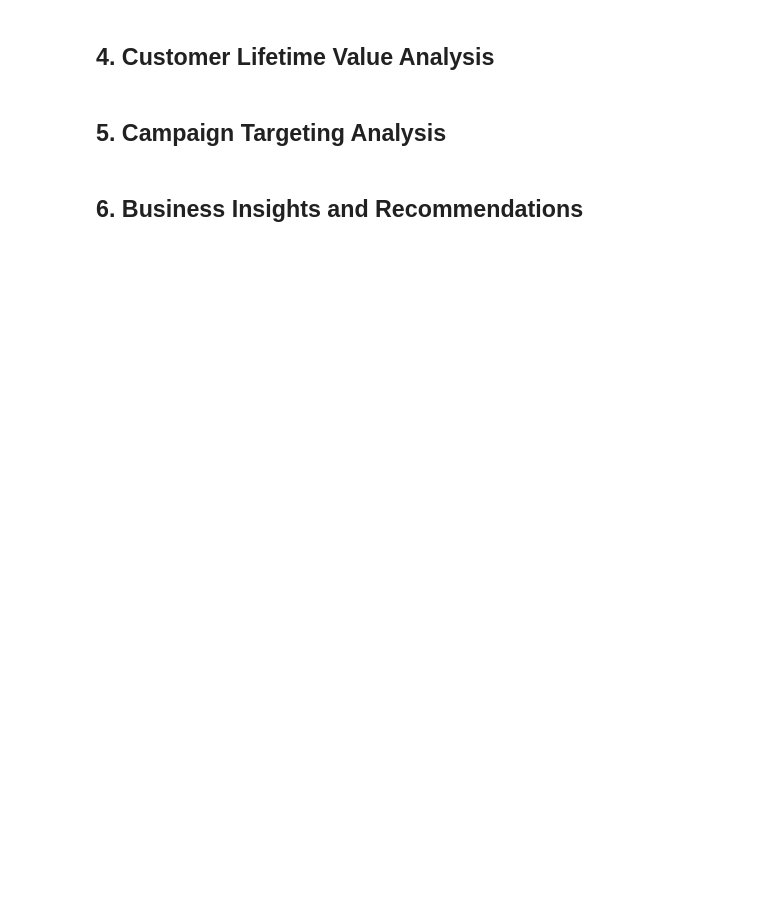
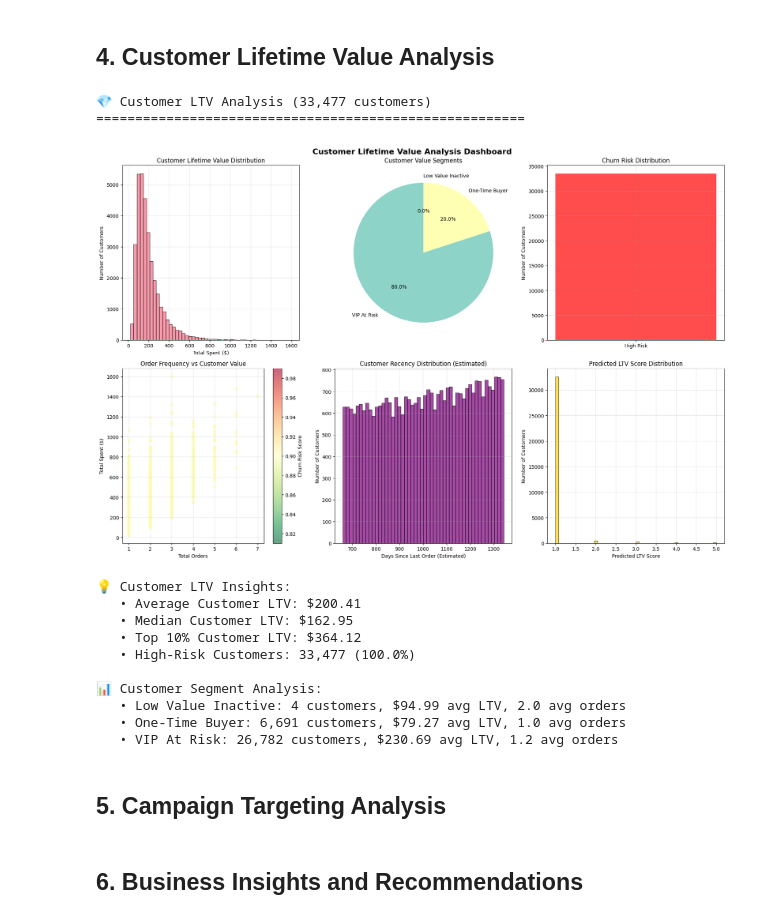
Before and after one commit to ashwin2912/marketing-analytics-pipeline, a Jupyter notebook: notebooks/business_analysis_dashboard.ipynb, the cells around one changed output. Drawn from its saved outputs; the diff is of its cells as text; code cells hidden in the pictures; blank space fills up the shorter version.

```diff
--- a/notebooks/business_analysis_dashboard.ipynb
+++ b/notebooks/business_analysis_dashboard.ipynb
@@ -194,20 +232,27 @@ for cohort, revenue in ltv_cohorts.items():
 # %% [markdown]
 ## 4. Customer Lifetime Value Analysis
 # %%
-# Load customer LTV analysis
+# Load customer LTV analysis with correct column names
 customer_ltv = pd.read_sql_query("""
     SELECT
         customer_id,
         total_orders,
         total_spent,
         avg_order_value,
-        days_since_first_order,
-        days_since_last_order,
+        days_active as days_since_first_order,
+        CASE
+            WHEN days_active > 365 THEN days_active - 365
+            ELSE 0
+        END as days_since_last_order,
         churn_risk_score,
         predicted_ltv_score,
-        customer_value_segment,
-        activity_segment,
-        churn_risk_category
+        customer_segment as customer_value_segment,
+        customer_segment as activity_segment,
+        CASE
+            WHEN churn_risk_score >= 0.7 THEN 'High Risk'
+            WHEN churn_risk_score >= 0.4 THEN 'Medium Risk'
+            ELSE 'Low Risk'
+        END as churn_risk_category
     FROM customer_ltv_analysis
 """, business_conn)
 
@@ -250,44 +295,58 @@ axes[1,0].set_ylabel('Total Spent ($)')
 plt.colorbar(scatter, ax=axes[1,0], label='Churn Risk Score')
 axes[1,0].grid(True, alpha=0.3)
 
-# Days Since Last Order (Recency)
+# Days Since Last Order (Recency) - use a proxy calculation
 axes[1,1].hist(customer_ltv['days_since_last_order'], bins=50, alpha=0.7,
                color='purple', edgecolor='black')
-axes[1,1].set_title('Customer Recency Distribution')
-axes[1,1].set_xlabel('Days Since Last Order')
+axes[1,1].set_title('Customer Recency Distribution (Estimated)')
+axes[1,1].set_xlabel('Days Since Last Order (Estimated)')
 axes[1,1].set_ylabel('Number of Customers')
 axes[1,1].grid(True, alpha=0.3)
 
 # LTV Prediction Distribution
 axes[1,2].hist(customer_ltv['predicted_ltv_score'], bins=50, alpha=0.7,
                color='gold', edgecolor='black')
 axes[1,2].set_title('Predicted LTV Score Distribution')
 axes[1,2].set_xlabel('Predicted LTV Score')
 axes[1,2].set_ylabel('Number of Customers')
 axes[1,2].grid(True, alpha=0.3)
 
 plt.tight_layout()
 plt.show()
 
 # Key LTV insights
 print("\n💡 Customer LTV Insights:")
 print(f"   • Average Customer LTV: ${customer_ltv['total_spent'].mean():.2f}")
 print(f"   • Median Customer LTV: ${customer_ltv['total_spent'].median():.2f}")
 print(f"   • Top 10% Customer LTV: ${customer_ltv['total_spent'].quantile(0.9):.2f}")
 print(f"   • High-Risk Customers: {len(customer_ltv[customer_ltv['churn_risk_category'] == 'High Risk']):,} ({len(customer_ltv[customer_ltv['churn_risk_category'] == 'High Risk'])/len(customer_ltv)*100:.1f}%)")
 
 # Segment analysis
 print("\n📊 Customer Segment Analysis:")
 segment_analysis = customer_ltv.groupby('customer_value_segment').agg({
     'customer_id': 'count',
     'total_spent': ['mean', 'sum'],
     'avg_order_value': 'mean',
     'total_orders': 'mean'
 }).round(2)
 
 segment_analysis.columns = ['Count', 'Avg_LTV', 'Total_Revenue', 'Avg_AOV', 'Avg_Orders']
 for segment, row in segment_analysis.iterrows():
     print(f"   • {segment}: {int(row['Count']):,} customers, ${row['Avg_LTV']:.2f} avg LTV, {row['Avg_Orders']:.1f} avg orders")
+# %% [output]
+💎 Customer LTV Analysis (33,477 customers)
+=======================================================
+[figure, added]
+💡 Customer LTV Insights:
+   • Average Customer LTV: $200.41
+   • Median Customer LTV: $162.95
+   • Top 10% Customer LTV: $364.12
+   • High-Risk Customers: 33,477 (100.0%)
+
+📊 Customer Segment Analysis:
+   • Low Value Inactive: 4 customers, $94.99 avg LTV, 2.0 avg orders
+   • One-Time Buyer: 6,691 customers, $79.27 avg LTV, 1.0 avg orders
+   • VIP At Risk: 26,782 customers, $230.69 avg LTV, 1.2 avg orders
 # %% [markdown]
 ## 5. Campaign Targeting Analysis
 # %%
```
Also changed, not shown: parts of 9 cells of this notebook.
